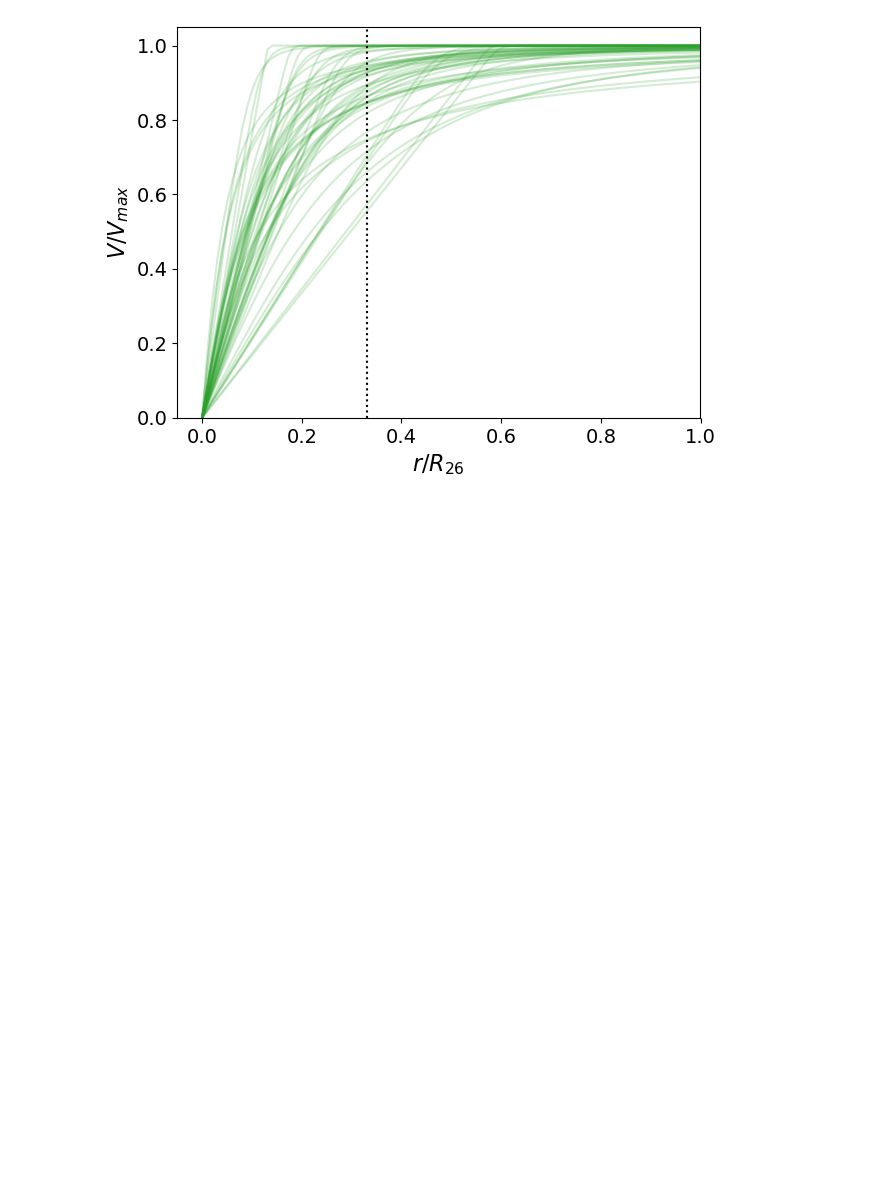
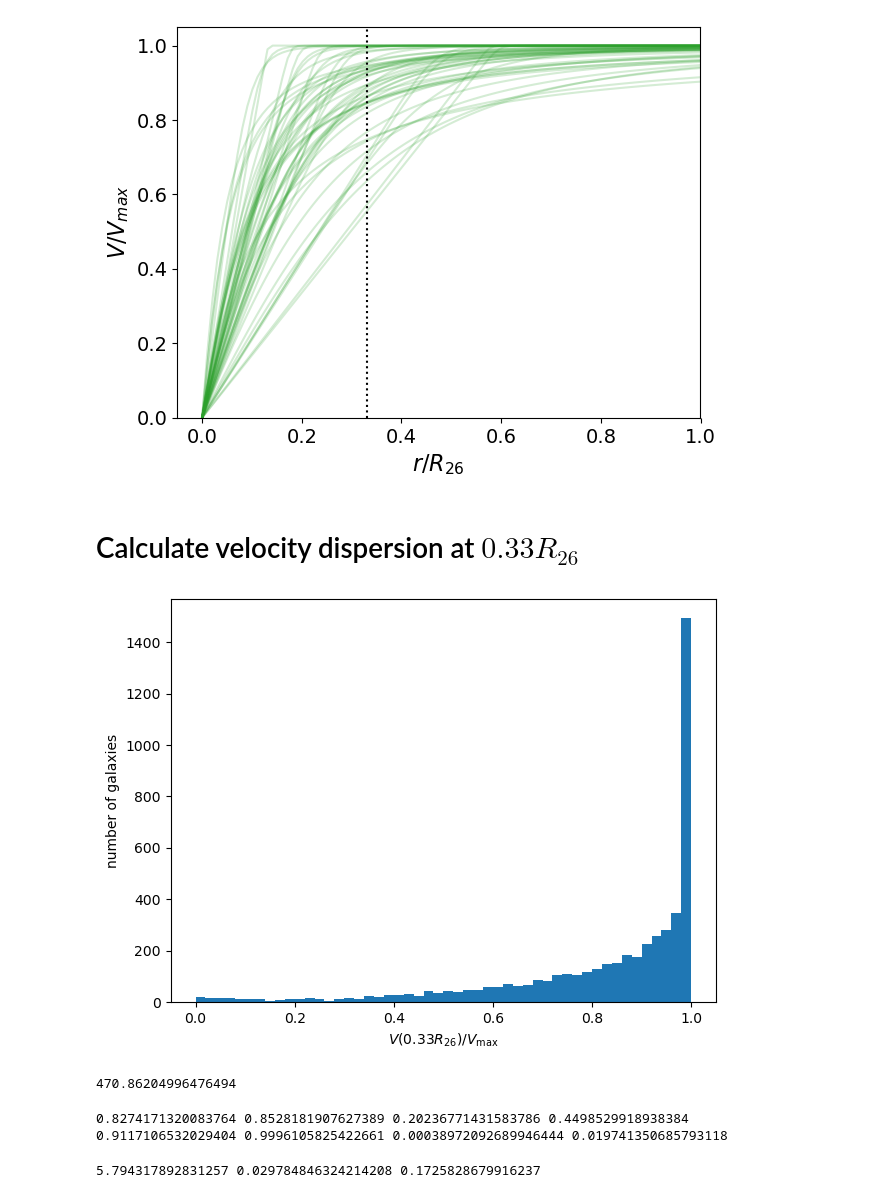
Before and after one commit to DESI-UR/DESI_SGA, a Jupyter notebook: MaNGA/dr17/MaNGA_rot_curves.ipynb, the cells around one changed output. Saved outputs shown, nothing was run; the diff lists cells and outputs as text; code cells hidden in the pictures; blank space fills up the shorter version.

Commit message:
Calculating dispersion in fits at 0.33R26

```diff
--- a/MaNGA/dr17/MaNGA_rot_curves.ipynb
+++ b/MaNGA/dr17/MaNGA_rot_curves.ipynb
@@ -152,11 +155,11 @@ for sga_id in np.unique(good_centers['SGA_ID']):
                                         weights=weights[obs_idx])
     SGA['ZERR_DESI'][SGA_idx] = np.sqrt(1./np.sum(weights[obs_idx]))
 # %%
-SGA_MaNGA['Z_DESI'] = np.nan
-SGA_MaNGA['ZERR_DESI'] = np.nan
+# SGA_MaNGA['Z_DESI'] = np.nan
+# SGA_MaNGA['ZERR_DESI'] = np.nan
 SGA_MaNGA['R26'] = np.nan
-SGA_MaNGA['BA'] = np.nan
-SGA_MaNGA['PA'] = np.nan
+# SGA_MaNGA['BA'] = np.nan
+# SGA_MaNGA['PA'] = np.nan
 
 for i in range(len(SGA_MaNGA)):
 
@@ -164,17 +167,17 @@ for i in range(len(SGA_MaNGA)):
     SGA_idx = SGA_dict[SGA_MaNGA['SGA_ID'][i]]
 
     # Set the redshift of this galaxy
-    SGA_MaNGA['Z_DESI'][i] = SGA['Z_DESI'][SGA_idx]
-    SGA_MaNGA['ZERR_DESI'][i] = SGA['ZERR_DESI'][SGA_idx]
+    # SGA_MaNGA['Z_DESI'][i] = SGA['Z_DESI'][SGA_idx]
+    # SGA_MaNGA['ZERR_DESI'][i] = SGA['ZERR_DESI'][SGA_idx]
 
     # Transfer R26 over to the SGA_MaNGA table
     SGA_MaNGA['R26'][i] = 0.5*SGA['D26'][SGA_idx]
 
     # Transfer b/a over to the SGA_MaNGA table
-    SGA_MaNGA['BA'][i] = SGA['BA'][SGA_idx]
+    # SGA_MaNGA['BA'][i] = SGA['BA'][SGA_idx]
 
     # Transfer phi over to the SGA_MaNGA table
-    SGA_MaNGA['PA'][i] = SGA['PA'][SGA_idx]
+    # SGA_MaNGA['PA'][i] = SGA['PA'][SGA_idx]
 # %% [markdown]
 ## Calculate the rotational velocities
 # %%
@@ -351,6 +354,8 @@ SGA_MaNGA['ba_NSA'] = np.nan
 SGA_MaNGA['phi_map'] = np.nan
 SGA_MaNGA['phi_err_map'] = np.nan
 SGA_MaNGA['phi_NSA'] = np.nan
+
+SGA_MaNGA['Z_NSA'] = np.nan
 
 for i in range(len(SGA_MaNGA)):
 
@@ -377,8 +382,15 @@ for i in range(len(SGA_MaNGA)):
         SGA_MaNGA['phi_err_map'][i] = MaNGA_fits['phi_err_map'][i_fit]
         SGA_MaNGA['phi_NSA'][i] = MaNGA_fits['NSA_phi'][i_fit]
 
+        SGA_MaNGA['Z_NSA'][i] = MaNGA_fits['NSA_redshift'][i_fit]
+
 # Flip all -99 values to NaN
-SGA_MaNGA['Vmax_map'][SGA_MaNGA['Vmax_map'] == -999] = np.nan
+for col_name in SGA_MaNGA.colnames:
+
+    bad_values = SGA_MaNGA[col_name] == -999
+
+    if np.any(bad_values):
+        SGA_MaNGA[col_name][bad_values] = np.nan
 # %%
 good_V = np.isfinite(SGA_MaNGA['Vmax_map']) & np.isfinite(SGA_MaNGA['V_0p33R26'])
 
@@ -394,10 +407,12 @@ Bad fits are defined as those with
 # %%
 # 1 - Convert R26 to kpc for each galaxy
-dist_to_galaxy = SGA_MaNGA['Z_DESI']*c/H0
+# dist_to_galaxy = SGA_MaNGA['Z_DESI']*c/H0
+dist_to_galaxy = SGA_MaNGA['Z_NSA']*c/H0
 R26_kpc = dist_to_galaxy.to('kpc')*np.tan((SGA_MaNGA['R26']*u.arcmin).to(u.rad))
 
 # 2 - Compute V(R26)
 SGA_MaNGA['Vfit_R26'] = rot_fit_BB(R26_kpc.data, [SGA_MaNGA['Vmax_map'], SGA_MaNGA['Rturn_map'], SGA_MaNGA['alpha_map']])
+SGA_MaNGA['Vfit_0p33R26'] = rot_fit_BB((0.33*R26_kpc).data, [SGA_MaNGA['Vmax_map'], SGA_MaNGA['Rturn_map'], SGA_MaNGA['alpha_map']])
 
 # 3 - Filter out those with V(R26) < 0.9Vmax
 goodVmax = SGA_MaNGA['Vfit_R26'] >= 0.9*SGA_MaNGA['Vmax_map']
@@ -405,7 +420,11 @@ goodVmax = SGA_MaNGA['Vfit_R26'] >= 0.9*SGA_MaNGA['Vmax_map']
 # 4 - Filter out those with Vmax > 1000 km/s
 lowVmax = SGA_MaNGA['Vmax_map'] < 1000.
 
-final_sample = good_V & goodVmax & lowVmax
+# 5 - Filter out those with alpha > 99
+alpha_good = SGA_MaNGA['alpha_map'] <= 99
+
+# final_sample = good_V & goodVmax & lowVmax
+final_sample = goodVmax & lowVmax & alpha_good
 # %% [markdown]
 # Plot
 # %%
@@ -440,3 +459,41 @@ plt.ylabel('$V/V_{max}$', fontsize=16)
 plt.savefig('../../Figures/MaNGA_dr17/SV_curves_20240105.png', dpi=150);
 # %% [output]
 [figure]
+# %% [markdown]
+# Calculate velocity dispersion at $0.33R_{26}$
+# %%
+plt.figure(tight_layout=True)
+
+plt.hist(SGA_MaNGA['Vfit_0p33R26']/SGA_MaNGA['Vmax_map'], bins=np.arange(0, 1.02, 0.02))
+
+plt.xlabel(r'$V(0.33R_{26})/V_\text{max}$')
+plt.ylabel('number of galaxies');
+# %% [output]
+[figure, added]
+# %%
+np.nanstd(SGA_MaNGA['Vfit_0p33R26'])
+# %% [output]
+470.86204996476494
+# %%
+# Assuming that this is a geometric distribution...
+p = 1/(np.nanmean(1 - (SGA_MaNGA['Vfit_0p33R26']/SGA_MaNGA['Vmax_map'])) + 1)
+var = (1 - p)/p**2
+sigma = np.sqrt(var)
+print(np.nanmean((SGA_MaNGA['Vfit_0p33R26']/SGA_MaNGA['Vmax_map'])), p, var, sigma)
+
+# p_median = 1 - 2**(1 + np.nanmedian(1 - (SGA_MaNGA['Vfit_0p33R26']/SGA_MaNGA['Vmax_map'])))
+p_median = 1 - np.exp(-np.log(2)/np.nanmedian(1 - (SGA_MaNGA['Vfit_0p33R26']/SGA_MaNGA['Vmax_map'])))
+var_median = (1 - p_median)/p_median**2
+sigma_median = np.sqrt(var_median)
+print(np.nanmedian((SGA_MaNGA['Vfit_0p33R26']/SGA_MaNGA['Vmax_map'])), p_median, var_median, sigma_median)
+# %% [output]
+0.8274171320083764 0.8528181907627389 0.20236771431583786 0.4498529918938384
+0.9117106532029404 0.9996105825422661 0.00038972092689946444 0.019741350685793118
+# %%
+# Assuming that this is an exponential distribution...
+l = 1/np.nanmean(1 - (SGA_MaNGA['Vfit_0p33R26']/SGA_MaNGA['Vmax_map']))
+var_e = 1/l**2
+sigma_e = np.sqrt(var_e)
+print(l, var_e, sigma_e)
+# %% [output]
+5.794317892831257 0.029784846324214208 0.1725828679916237
```
Also changed, not shown: parts of 6 cells of this notebook.
